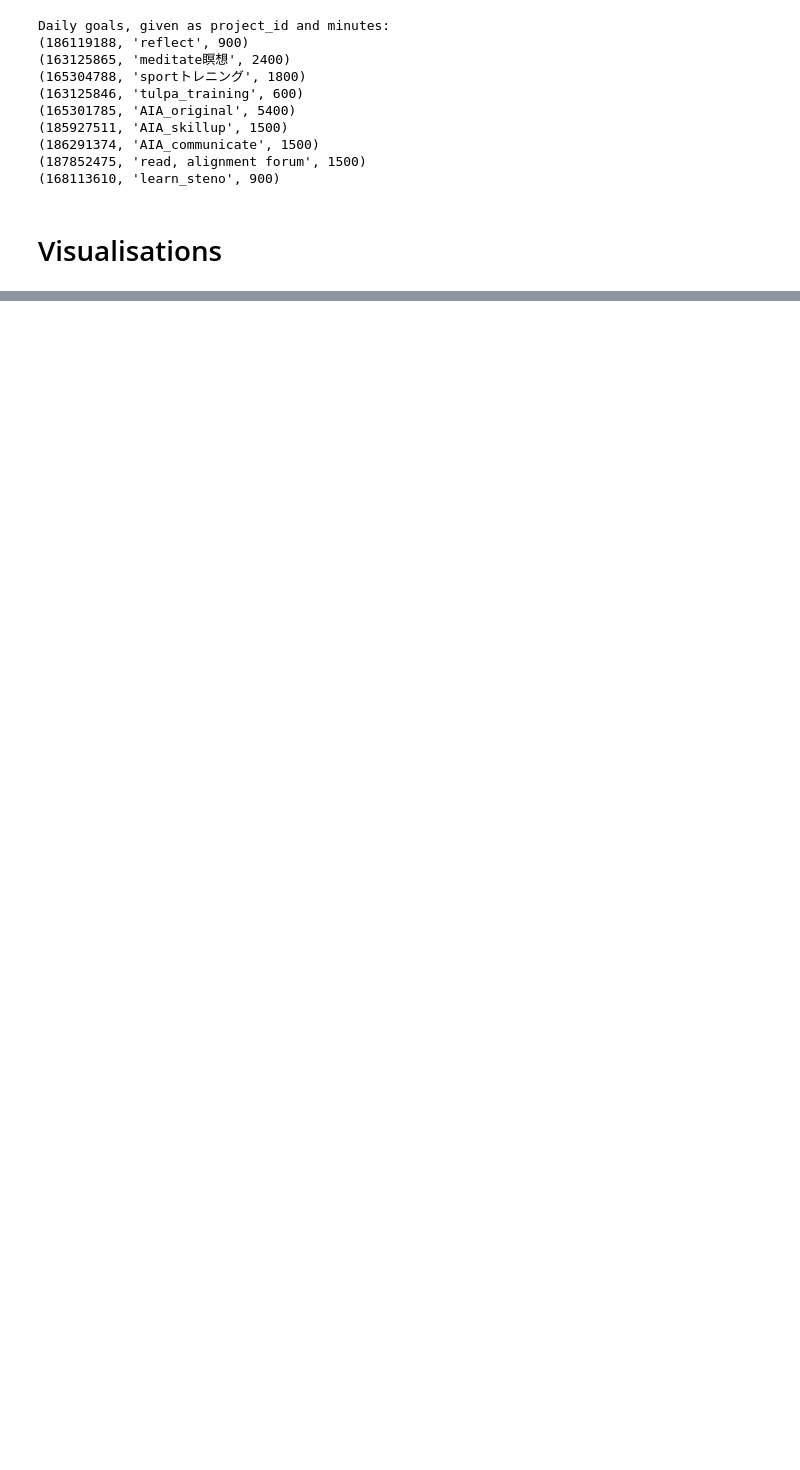
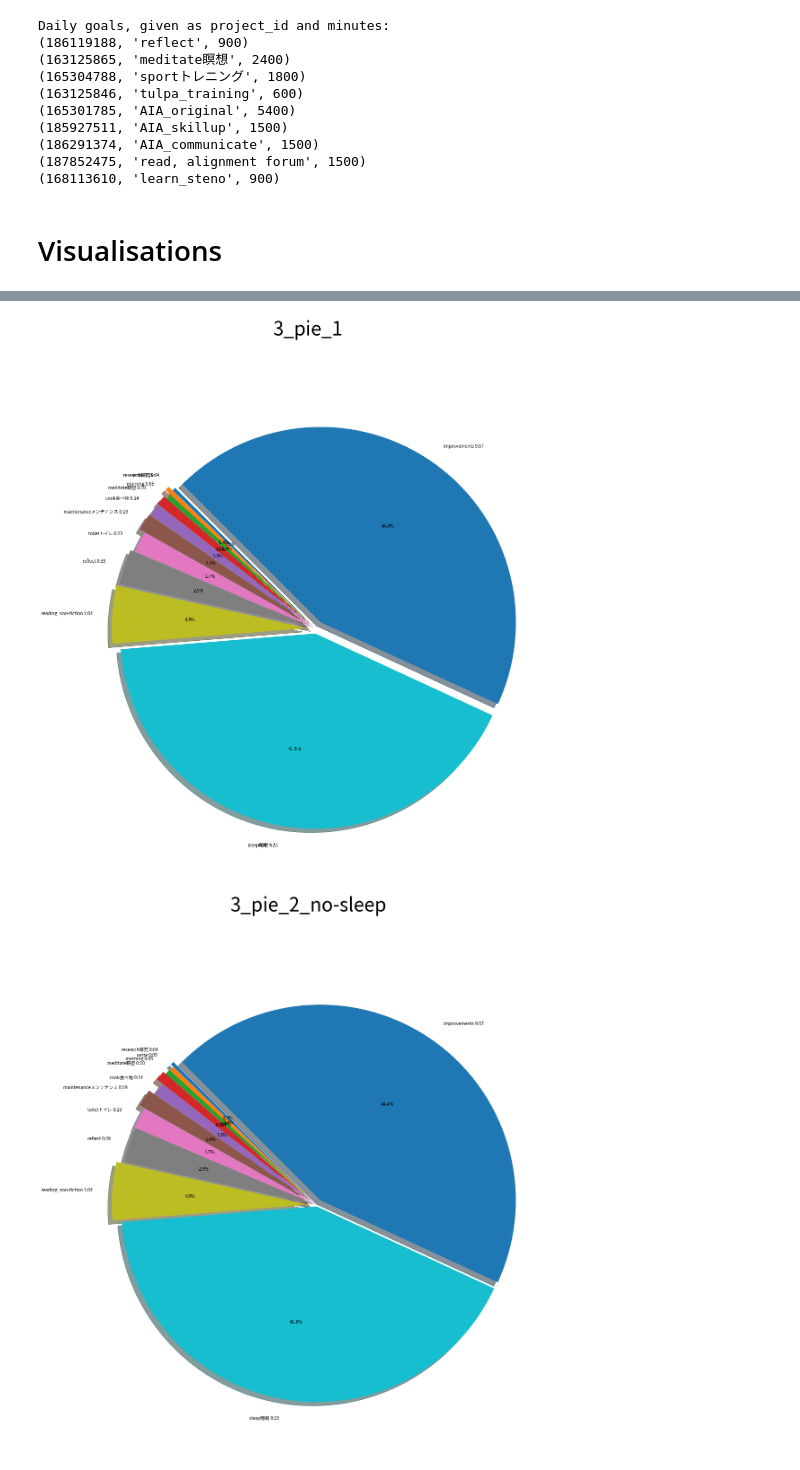
Before and after one commit to johannesCmayer/time_tracker_omicron, a Jupyter notebook: server.ipynb, the cells around one changed output, grey strips where cells are left out. Cells and saved outputs as stored; diff of their text form; code cells hidden in the pictures; blank space fills up the shorter version.

```diff
--- a/server.ipynb
+++ b/server.ipynb
@@ -211,11 +210,11 @@ def cumulative_plot(axs, data, daily_goals, limit_y=True):
     general_axis(axs)
     day = data[0]
     day_d = dict(day)
-    percents = [np.array([day_d.get(name, 0) / seconds / len(data) for _,name,seconds in daily_goals])]
+    percents = [np.array([day_d.get(pid, 0) / seconds / len(data) for pid,name,seconds in daily_goals])]
     for i, day in enumerate(data[1:]):
         day_d = dict(day)
-        percents.append(np.array(percents[-1]) + np.array([day_d.get(name, 0) / seconds / len(data)
-                                                           for _,name,seconds in daily_goals]))
+        percents.append(np.array(percents[-1]) + np.array([day_d.get(pid, 0) / seconds / len(data)
+                                                           for pid,name,seconds in daily_goals]))
     percents = np.array(percents)
     for i in range(percents.shape[1]):
         axs.plot(np.arange(-percents.shape[0]+1, 1), percents[:,i], label=daily_goals[i][1],
@@ -265,7 +264,7 @@ def goal_plot(axs, daily_goals, acc):
     red_percent = 5
     y_pos = np.arange(len(daily_goals))
     d_acc = dict(acc)
-    percents = [max(d_acc.get(name, 0) / seconds * 100, 1) for _,name,seconds in daily_goals]
+    percents = [max(d_acc.get(pid, 0) / seconds * 100, 1) for pid,name,seconds in daily_goals]
     general_axis(axs)
     axs.grid(axis='x')
     color = []
@@ -277,8 +276,8 @@ def goal_plot(axs, daily_goals, acc):
     axs.axvline(red_percent, color='orange')
     axs.axvline(100, color='green')
     axs.set_xlim(0, 115)
-    for y, (_,name,target) in zip(y_pos, daily_goals):
-        axs.text(3, y, f"{dt.timedelta(seconds=d_acc.get(name, 0))} / {dt.timedelta(seconds=target)}",
+    for y, (pid,name,target) in zip(y_pos, daily_goals):
+        axs.text(3, y, f"{dt.timedelta(seconds=d_acc.get(pid, 0))} / {dt.timedelta(seconds=target)}",
                  size=text_size, va='center')
     return axs
 
@@ -304,11 +303,12 @@ def bar(ax, data):
         height = 0
         cmap = plt.cm.get_cmap('hsv', len(d))
         inverse_shrink = 5
-        for i, (project, time) in enumerate(reversed(d)):
+        for i, (project_id, time) in enumerate(reversed(d)):
+            project_name = project_id_names[project_id]['name']
             time_scaled =  time/(60*60)
             new_height = height + time_scaled
             ax.bar(j, height=time_scaled, tick_label='Today', alpha=1, color=cmap(i), bottom=height, edgecolor='black')
-            ax.text(j, new_height, str(dt.timedelta(seconds= time)) + ' ' + project, va='top', ha='center', size=8)
+            ax.text(j, new_height, str(dt.timedelta(seconds= time)) + ' ' + project_name, va='top', ha='center', size=8)
             height = new_height
     return ax
 
@@ -333,8 +333,10 @@ def generate_bars(acc_7, acc_7_nosleep, show_plot=True):
         plt.show()
 # %%
 def pie(ax, data):
-    names, sizes = [x[0] for x in data], [x[1] for x in data]
-    names = [f"{name} {math.floor(size / (60*60))}:{math.floor(size / 60 % 60):02}" for name, size in zip(names, sizes)]
+    pid, sizes = [x[0] for x in data], [x[1] for x in data]
+    names = [project_id_names[p]['name'] for p in pid]
+    names = [f"{name} {math.floor(size / (60*60))}:{math.floor(size / 60 % 60):02}"
+             for name, size in zip(names, sizes)]
     ax.pie(sizes, labels=names, autopct='%1.1f%%',
             shadow=True, startangle=180-45, explode=0.05 * np.random.rand(len(data)))
     return ax
@@ -354,6 +356,21 @@ def generate_pies(acc_7, acc_7_nosleep, show_plot=True):
     fig.suptitle(figtitle, fontsize=text_size*3)
     pie(axs, acc_7_nosleep[-1])
     plt.savefig(f"plots/{figtitle}.svg", facecolor='white', transparent=False, bbox_inches='tight')
+
+#     text_size = 14
+#     fig, axs = plt.subplots(1,1,figsize=(20,20))
+#     figtitle = "3_pie_3-7"
+#     fig.suptitle(figtitle, fontsize=text_size*3)
+#     pie(axs, acc_7[-1])
+#     plt.savefig(f"plots/{figtitle}.svg", facecolor='white', transparent=False, bbox_inches='tight')
+#     if show_plot:
+#         plt.show()
+
+#     fig, axs = plt.subplots(1,1,figsize=(20,20))
+#     figtitle = "3_pie_4-7_no-sleep"
+#     fig.suptitle(figtitle, fontsize=text_size*3)
+#     pie(axs, acc_7_nosleep[-1])
+#     plt.savefig(f"plots/{figtitle}.svg", facecolor='white', transparent=False, bbox_inches='tight')
     if show_plot:
         plt.show()
 # %%
@@ -392,3 +409,7 @@ def gen_fetch_gen():
     generate_all_plots()
     fetch_single()
     generate_all_plots()
+# %%
+# fetch_single()
+generate_all_plots()
+# %% [output]
@@ -394,0 +417,2 @@ def gen_fetch_gen():
+[figure, added]
+[figure, added]
```
Also changed, not shown: parts of 7 cells of this notebook, 1 other file.
